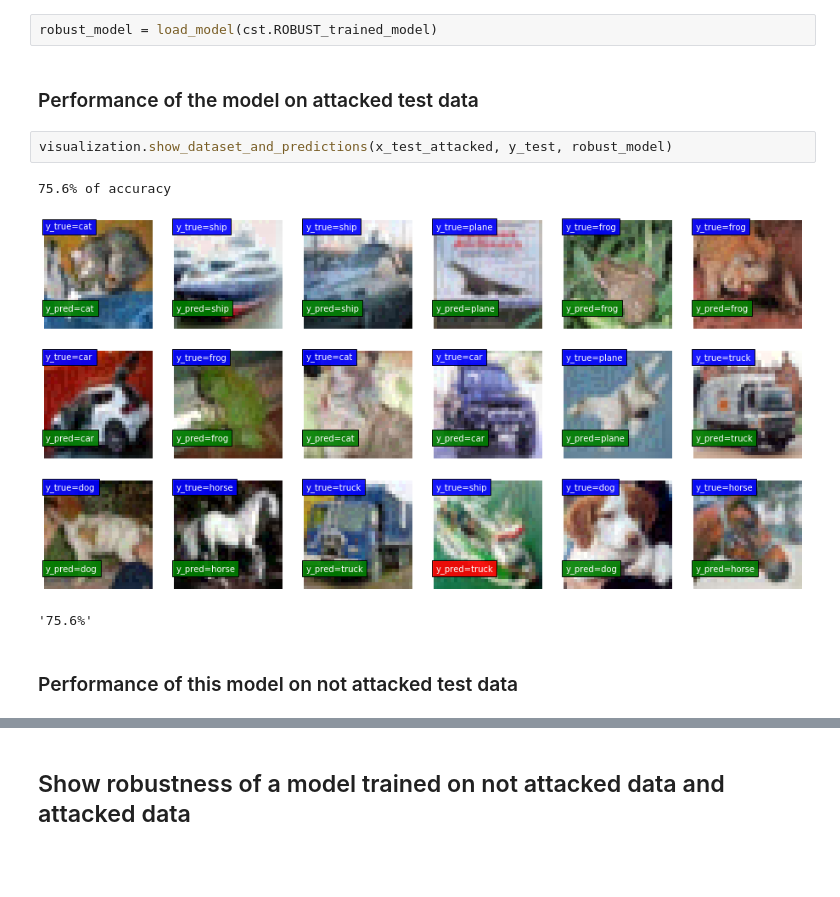
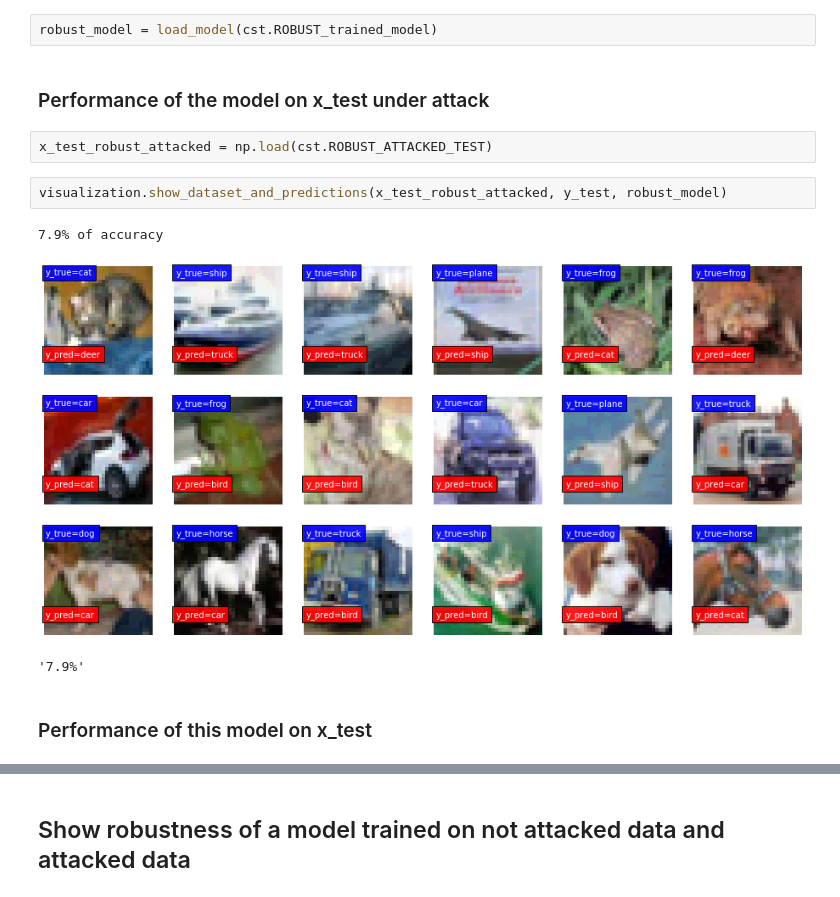
Before and after one commit to brash6/adversarial_attack_image_classif, a Jupyter notebook: Adversarial_Attacks_Project_Summary.ipynb, the cells around one changed output, grey strips where cells are left out. Saved outputs shown, nothing was run; the diff lists cells and outputs as text; blank space fills up the shorter version.

```diff
--- a/Adversarial_Attacks_Project_Summary.ipynb
+++ b/Adversarial_Attacks_Project_Summary.ipynb
@@ -132,15 +150,17 @@ visualization.show_dataset_and_predictions(x_test_attacked, y_test, model)
 # %%
 robust_model = load_model(cst.ROBUST_trained_model)
 # %% [markdown]
-### Performance of the model on attacked test data
+### Performance of the model on x_test under attack
+# %%
+x_test_robust_attacked = np.load(cst.ROBUST_ATTACKED_TEST)
 # %%
-visualization.show_dataset_and_predictions(x_test_attacked, y_test, robust_model)
+visualization.show_dataset_and_predictions(x_test_robust_attacked, y_test, robust_model)
 # %% [output]
-75.6% of accuracy
+7.9% of accuracy
-[figure, old version]
+[figure, new version]
-'75.6%'
+'7.9%'
 # %% [markdown]
-### Performance of this model on not attacked test data
+### Performance of this model on x_test
 # %%
 visualization.show_dataset_and_predictions(x_test, y_test, robust_model)
 # %% [output]
```
Also changed, not shown: parts of 23 cells of this notebook, 5 other files.
